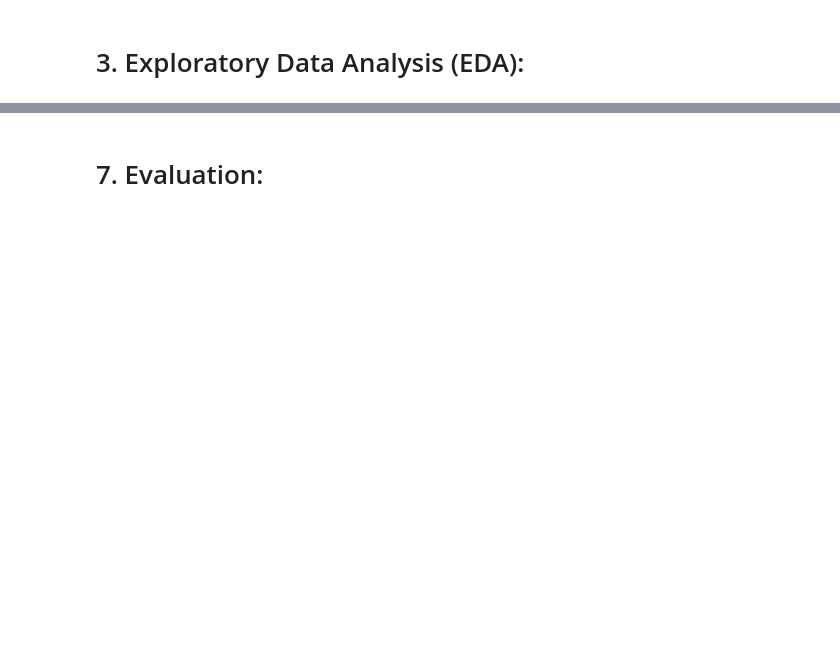
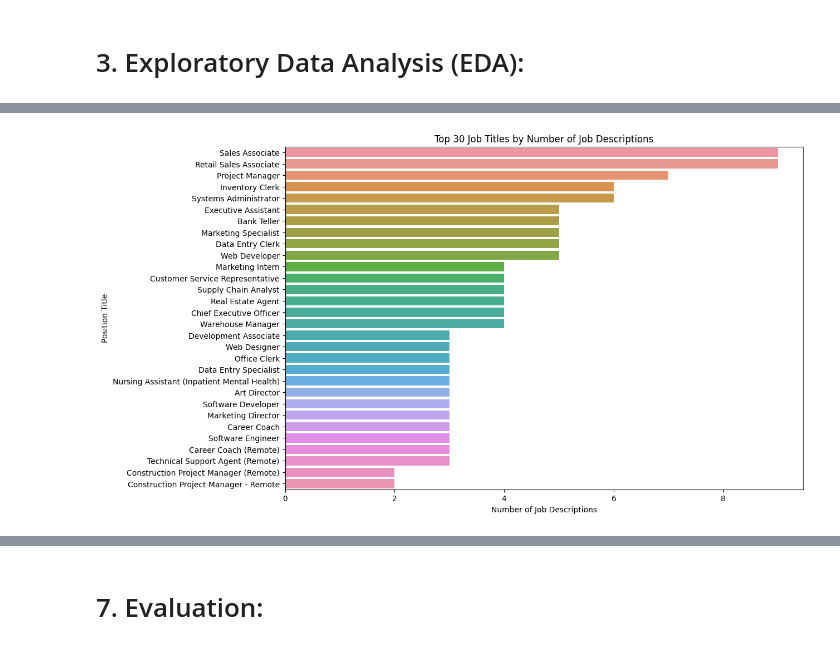
Before and after one commit to 7LuxinC/Master-FYP, a Jupyter notebook: notebooks/exp5-resume-scoring-and-job-matching-ii.ipynb, the cells around one changed output, grey strips where cells are left out. Cells and saved outputs as stored; diff of their text form; code cells hidden in the pictures; blank space fills up the shorter version.

```diff
--- a/notebooks/exp5-resume-scoring-and-job-matching-ii.ipynb
+++ b/notebooks/exp5-resume-scoring-and-job-matching-ii.ipynb
@@ -27,0 +46,5 @@ df = df.reset_index(drop=True)
+# %%
+# job description dataset
+jobs_df = pd.read_csv("/kaggle/input/resume-and-job-description/training_data.csv")
+
+jobs_df.head()
@@ -94,0 +98,4 @@ plt.show()
+# %%
+job_title_counts = jobs_df['position_title'].value_counts().reset_index()
+job_title_counts.columns = ['Position Title', 'Count']
+print(job_title_counts.head(30))
@@ -94,0 +120,9 @@ plt.show()
+# %%
+plt.figure(figsize=(12,8))
+sns.barplot(x='Count', y='Position Title', data=job_title_counts.head(30))
+plt.title("Top 30 Job Titles by Number of Job Descriptions")
+plt.xlabel("Number of Job Descriptions")
+plt.ylabel("Position Title")
+plt.show()
+# %% [output]
+[figure, added]
```
Also changed, not shown: parts of 53 cells of this notebook, 5 other files.
